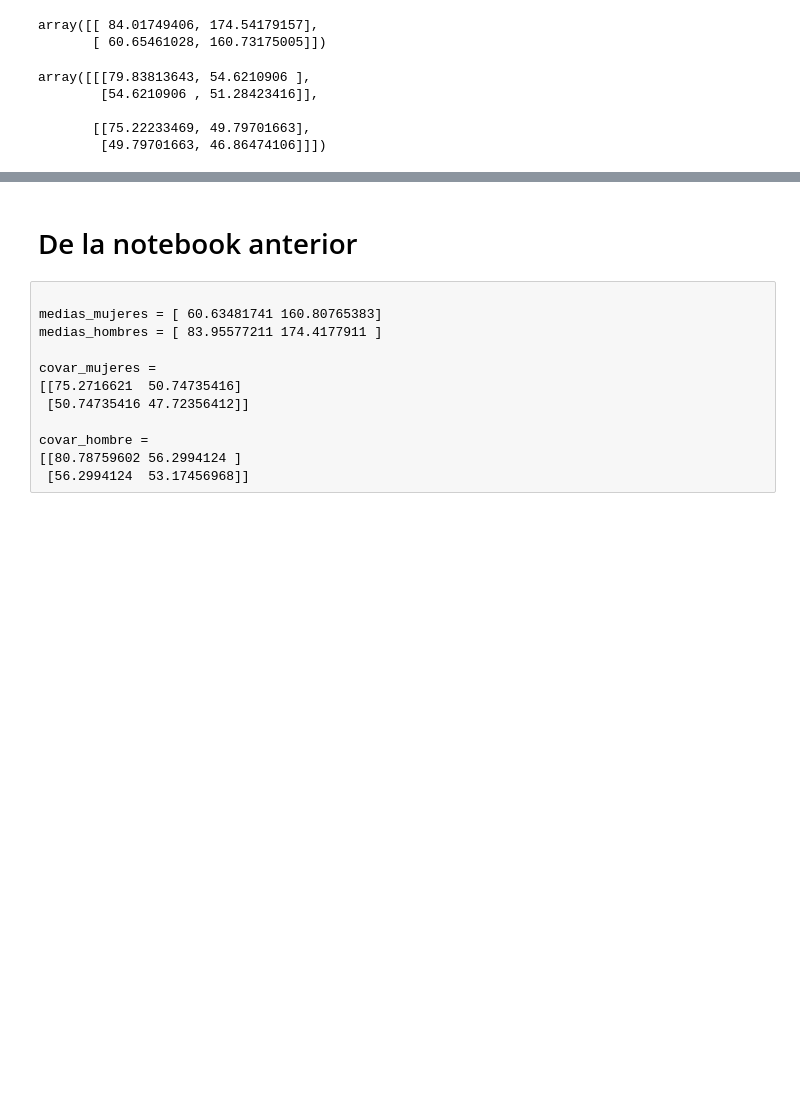
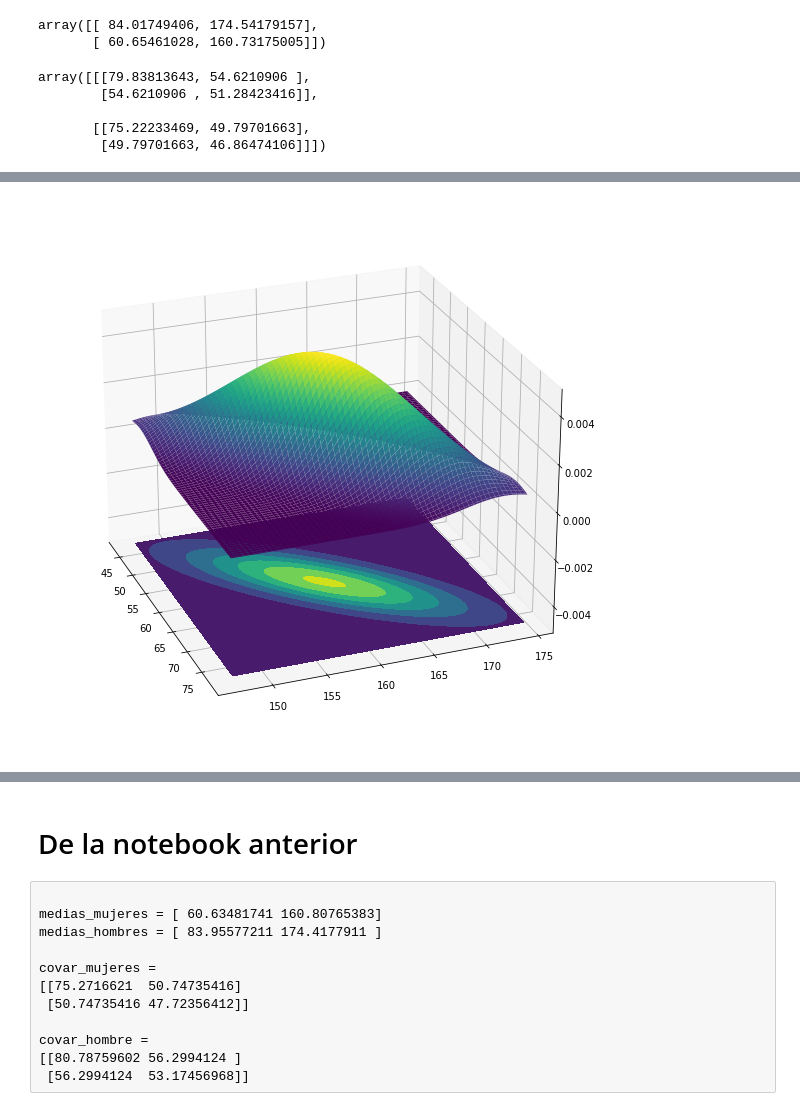
Before and after one commit to jpvidela/diplo-dl_02_Probabilidad, a Jupyter notebook: 12-GMM.ipynb, the cells around one changed output, grey strips where cells are left out. Drawn from its saved outputs; the diff is of its cells as text; code cells hidden in the pictures; blank space fills up the shorter version.

```diff
--- a/12-GMM.ipynb
+++ b/12-GMM.ipynb
@@ -35,0 +50,5 @@ array([[[79.83813643, 54.6210906 ],
+# %%
+# Modelo generado para mujeres
+plot_mv_gaussian(model.means_[1],model.covariances_[1])
+# %% [output]
+[figure, added]
```
Also changed, not shown: parts of 7 cells of this notebook, 9 other files.
